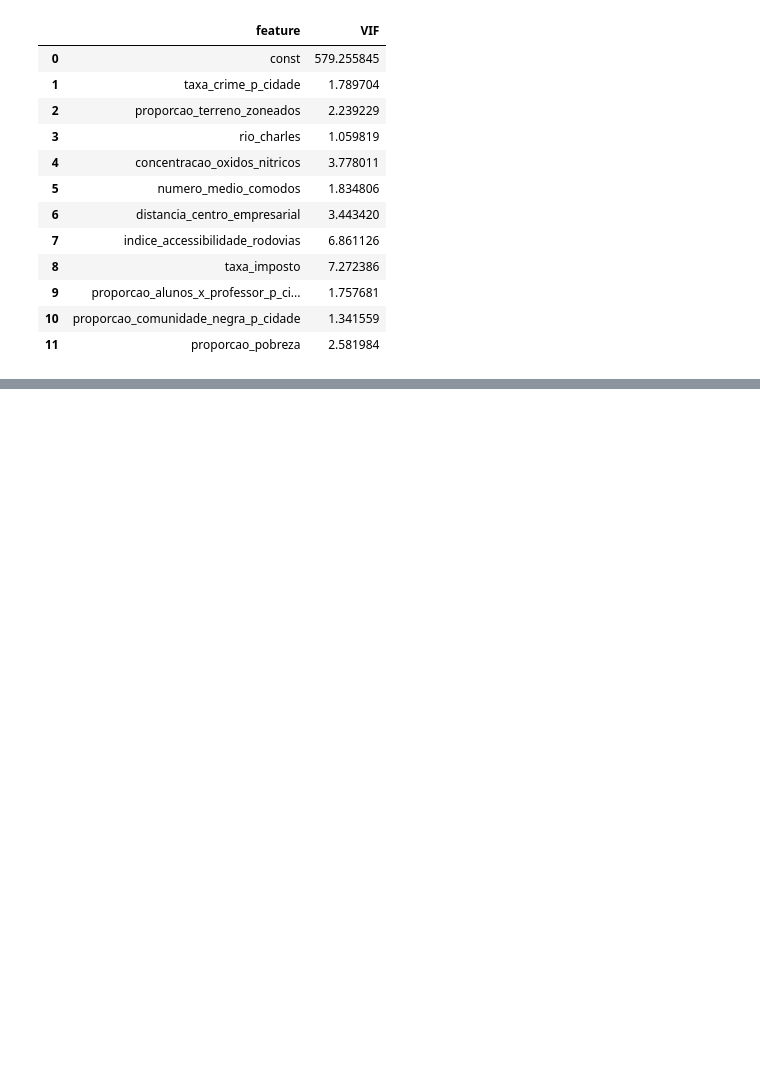
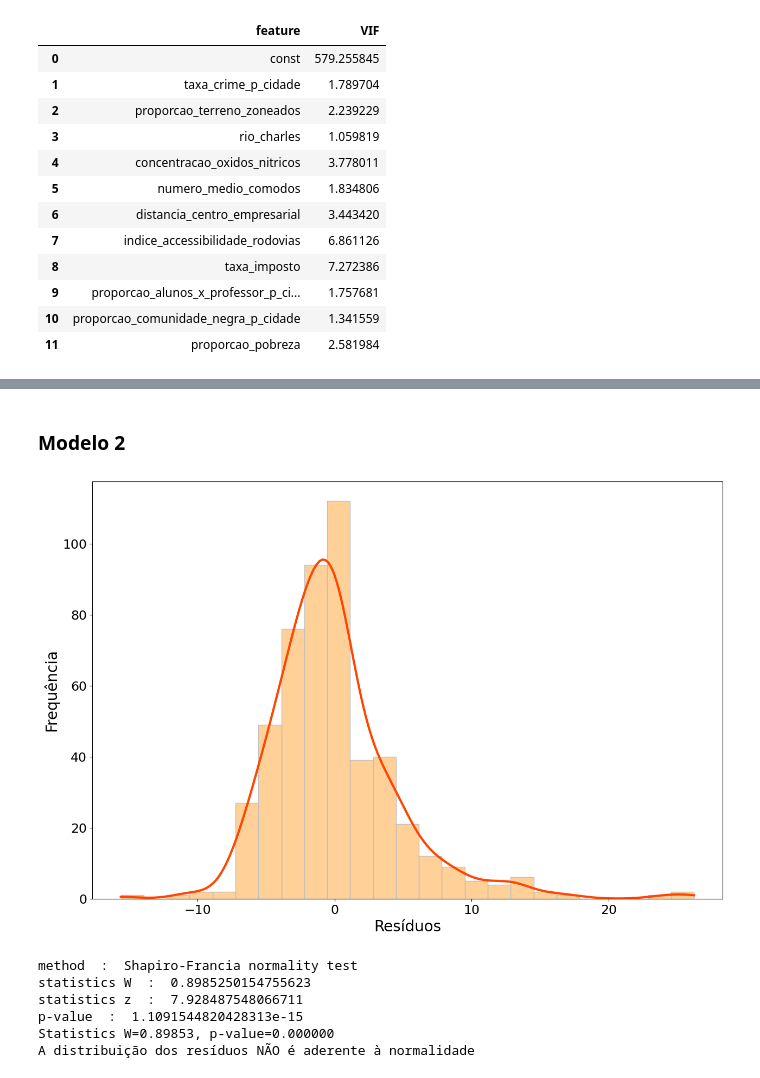
Before and after one commit to robson-quaresma/multiple-regression-housing-price, a Jupyter notebook: boston_housing_price.ipynb, the cells around one changed output, grey strips where cells are left out. Drawn from its saved outputs; the diff is of its cells as text; code cells hidden in the pictures; blank space fills up the shorter version.

```diff
--- a/boston_housing_price.ipynb
+++ b/boston_housing_price.ipynb
@@ -634,0 +803,17 @@ vif2
+# %% [markdown]
+### Modelo 2
+# %%
+# plotagem dos resíduos do modelo 2
+resid_plot(model2)
+# %% [output]
+[figure, added]
+# %%
+# Teste de Shapiro-Francia para o modelo 2
+shapiro_francia_test(model2)
+# %% [output]
+method  :  Shapiro-Francia normality test
+statistics W  :  0.8985250154755623
+statistics z  :  7.928487548066711
+p-value  :  1.1091544820428313e-15
+Statistics W=0.89853, p-value=0.000000
+A distribuição dos resíduos NÃO é aderente à normalidade
```
Also changed, not shown: parts of 42 cells of this notebook.
